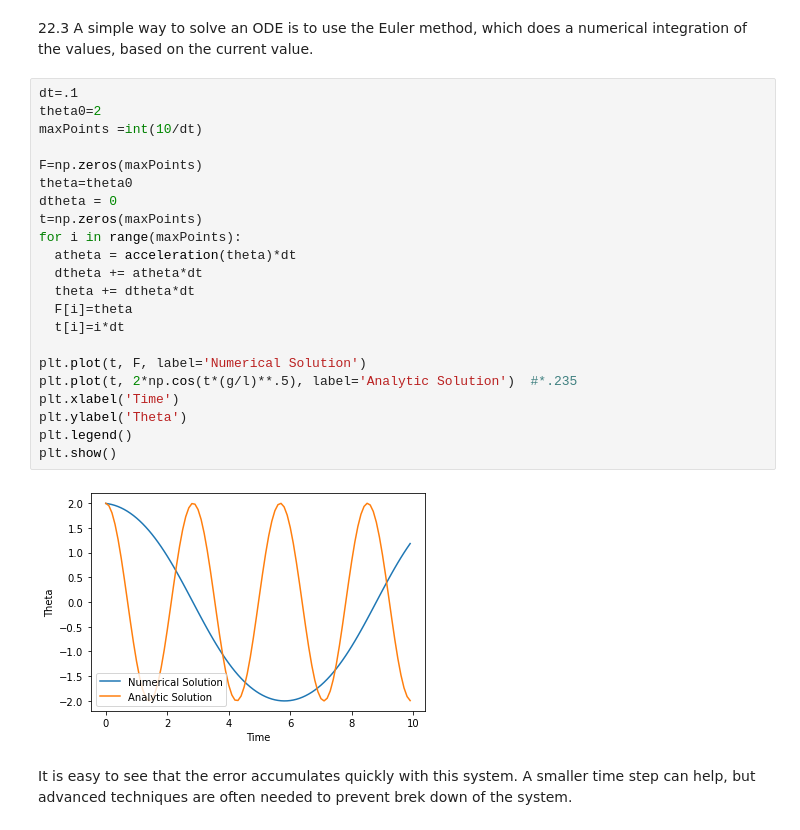
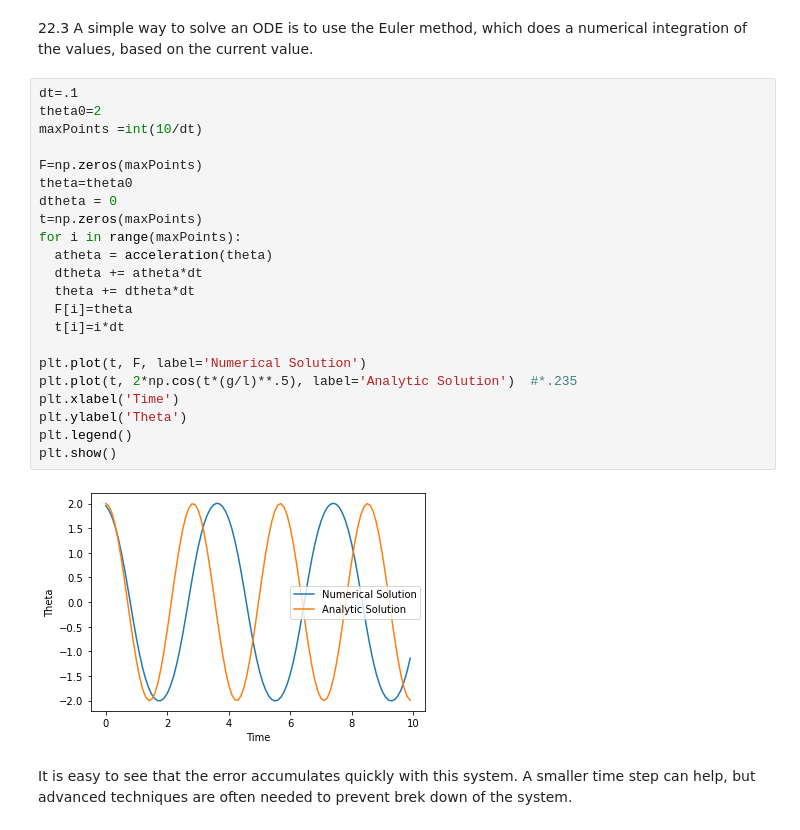
Before and after one commit to drAshcroft/MAT421_Brian, a Jupyter notebook: Module_H_Section_22_1,_22_2,_22_3.ipynb, the cells around one changed output. Saved outputs shown, nothing was run; the diff lists cells and outputs as text.

```diff
--- a/Module_H_Section_22_1,_22_2,_22_3.ipynb
+++ b/Module_H_Section_22_1,_22_2,_22_3.ipynb
@@ -30,26 +30,26 @@ The acceleration of the pendulum is directly influenced by the position in the s
 # %%
 dt=.1
 theta0=2
 maxPoints =int(10/dt)
 
 F=np.zeros(maxPoints)
 theta=theta0
 dtheta = 0
 t=np.zeros(maxPoints)
 for i in range(maxPoints):
-  atheta = acceleration(theta)*dt
+  atheta = acceleration(theta)
   dtheta += atheta*dt
   theta += dtheta*dt
   F[i]=theta
   t[i]=i*dt
 
 plt.plot(t, F, label='Numerical Solution')
 plt.plot(t, 2*np.cos(t*(g/l)**.5), label='Analytic Solution')  #*.235
 plt.xlabel('Time')
 plt.ylabel('Theta')
 plt.legend()
 plt.show()
 # %% [output]
-[figure, old version]
+[figure, new version]
 # %% [markdown]
 It is easy to see that the error accumulates quickly with this system. A smaller time step can help, but advanced techniques are often needed to prevent brek down of the system.
```
Also changed, not shown: parts of 1 cell of this notebook.
